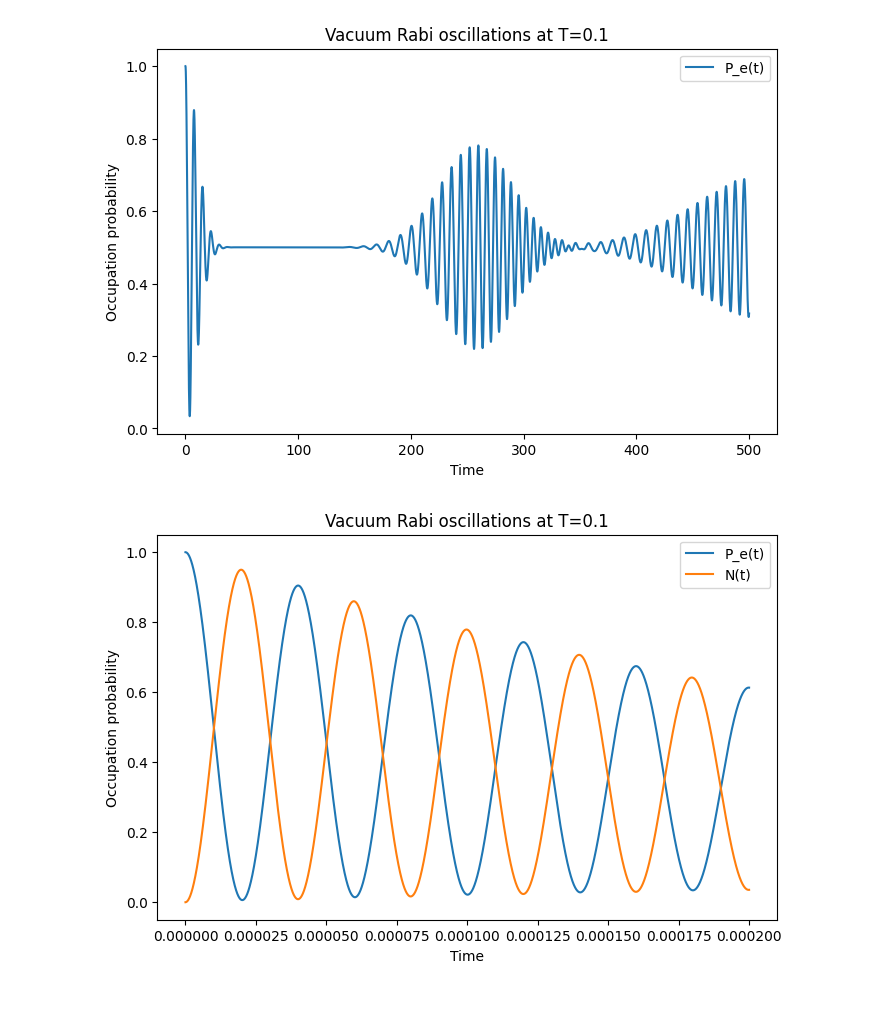
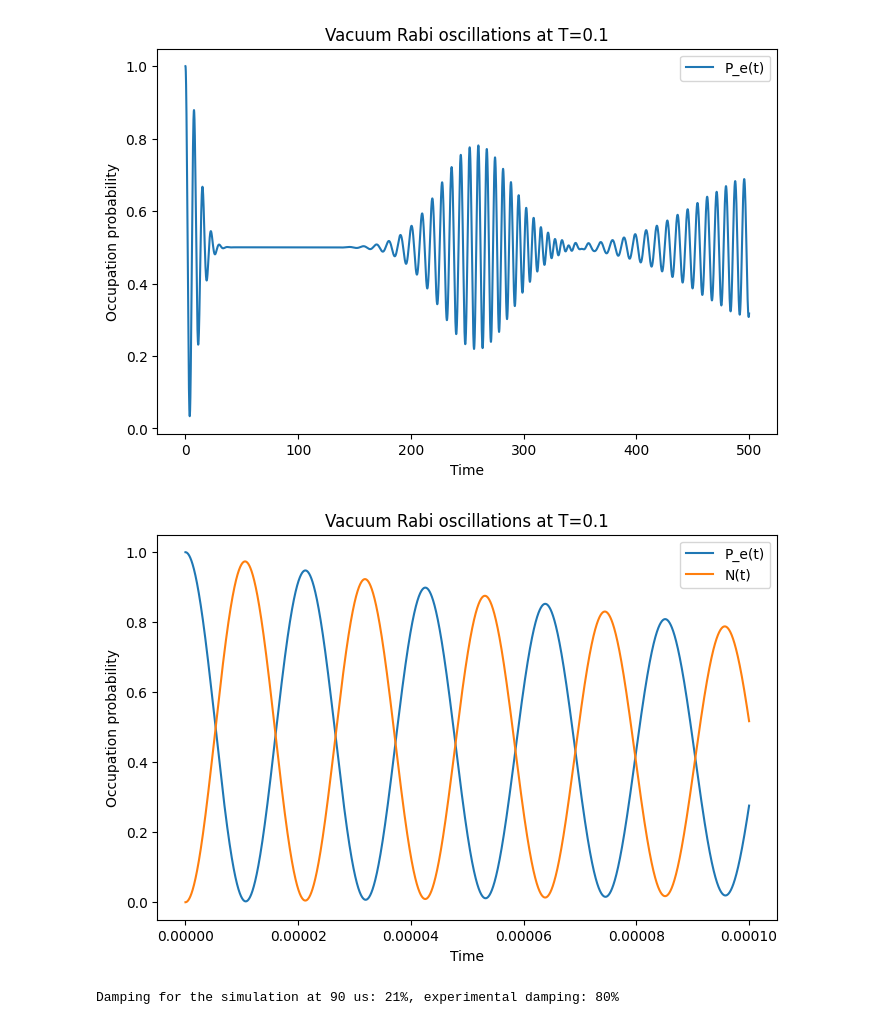
Before and after one commit to p-pietro/tp4-exercises, a Jupyter notebook: python/cavity_qutip.ipynb, the cells around one changed output. Cells and saved outputs as stored; diff of their text form; code cells hidden in the pictures.

Commit message:
comparison with experiment

```diff
--- a/python/cavity_qutip.ipynb
+++ b/python/cavity_qutip.ipynb
@@ -9,7 +9,7 @@ from qutip import about, basis, destroy, mesolve, qeye, sigmaz, tensor, coherent
 
 hbar = 1.0545718e-34;
 a_rel = 3e-2 # atom relaxation time
-Omega = 25e3 * 2 * np.pi # Rabi frequency
+Omega = 47e3 * 2 * np.pi # Rabi frequency
 f = 51.99e9 # driving frequency
 c_rel = 220e-6 # cavity relaxation time
 dephase = 0 # dephasing rate
@@ -111,15 +111,26 @@ c_op_list.append(np.sqrt(rate) * sm)
 rate = gamma * n_th_a
 c_op_list.append(np.sqrt(rate) * sm.dag())
 # %%
-tlist = np.linspace(0, 200e-6, 20000)
+tlist = np.linspace(0, 100e-6, 20000)
 output = mesolve(H, psi0, tlist, c_op_list, [a.dag() * a, sm.dag() * sm])
 
 fig, ax = plt.subplots(figsize=(8, 5))
 ax.plot(tlist, output.expect[1], label="P_e(t)")
 ax.plot(tlist, output.expect[0], label="N(t)")
 ax.legend()
 ax.set_xlabel("Time")
 ax.set_ylabel("Occupation probability")
 ax.set_title("Vacuum Rabi oscillations at T={}".format(n_th_a));
 # %% [output]
-[figure, old version]
+[figure, new version]
+# %%
+# Amplitude damping at t = 90 us
+
+start_idx = np.searchsorted(tlist, 80e-6)
+end_idx = np.searchsorted(tlist, 100e-6)
+final_period = output.expect[0][start_idx:end_idx]
+
+damping = 1 - np.max(final_period)
+print("Damping for the simulation at 90 us: {:.0f}%, experimental damping: 80%".format(damping * 100))
+# %% [output]
+Damping for the simulation at 90 us: 21%, experimental damping: 80%
```
Also changed, not shown: parts of 1 cell of this notebook.
